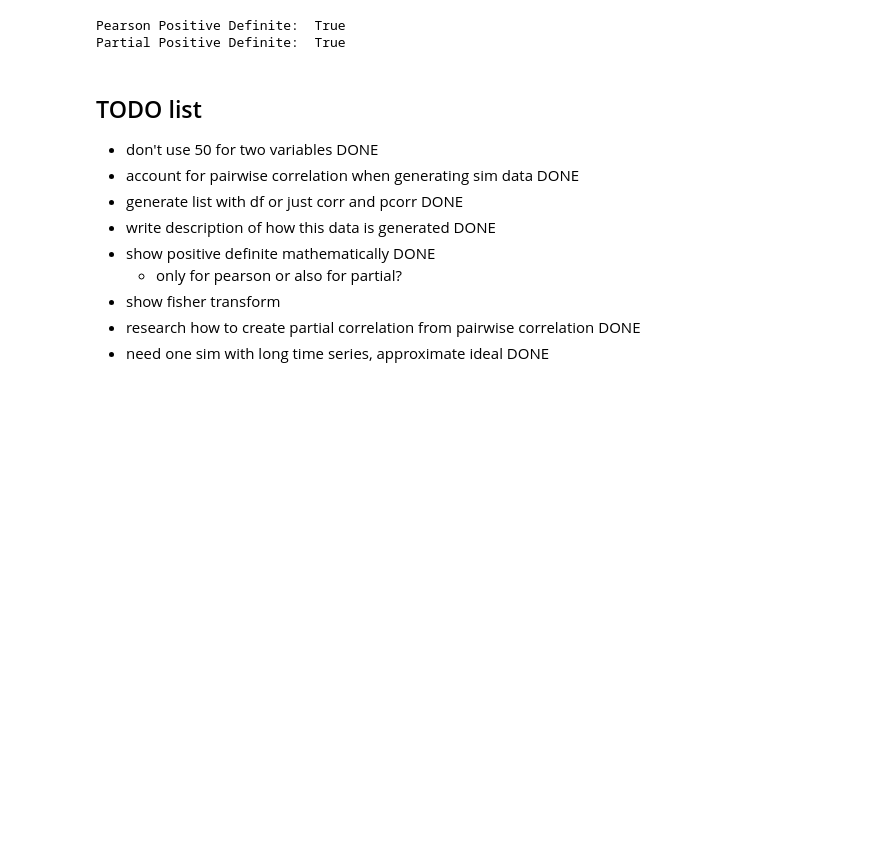
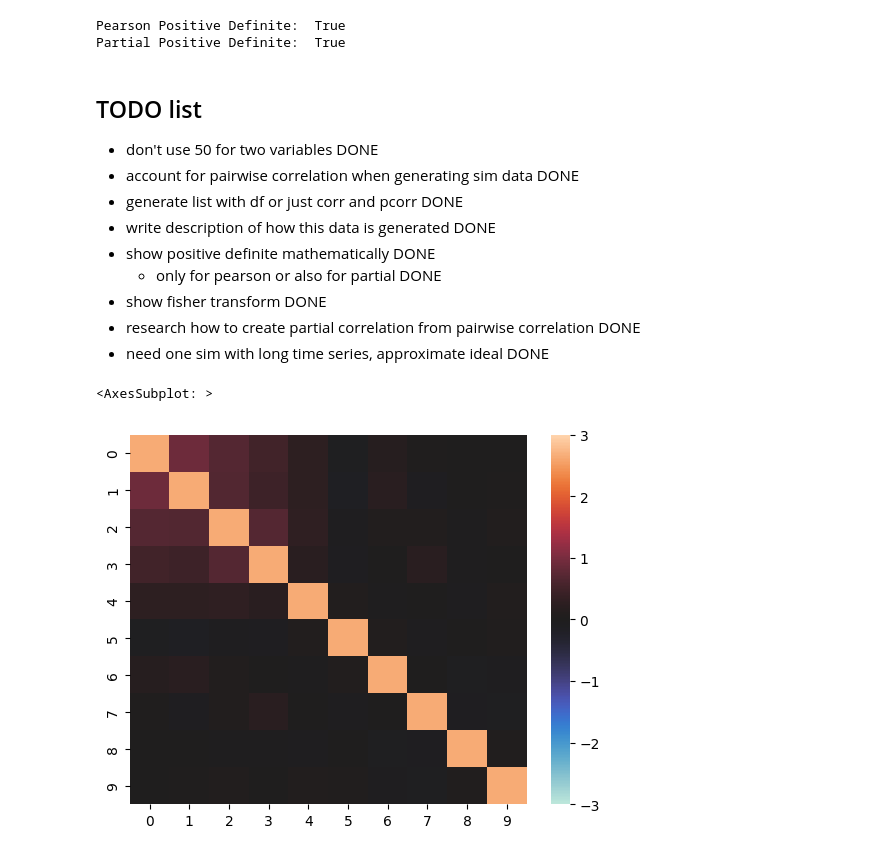
Before and after one commit to AndrewCheng02/DSC180B-Capstone-ProjectA09, a Jupyter notebook: sim_correlation_gen.ipynb, the cells around one changed output. Cells and saved outputs as stored; diff of their text form; code cells hidden in the pictures; blank space fills up the shorter version.

```diff
--- a/sim_correlation_gen.ipynb
+++ b/sim_correlation_gen.ipynb
@@ -191,7 +220,13 @@ Partial Positive Definite:  True
 - generate list with df or just corr and pcorr DONE
 - write description of how this data is generated DONE
 - show positive definite mathematically DONE
-    - only for pearson or also for partial?
-- show fisher transform
+    - only for pearson or also for partial DONE
+- show fisher transform DONE
 - research how to create partial correlation from pairwise correlation DONE
 - need one sim with long time series, approximate ideal DONE
+# %%
+# fisher applied
+sns.heatmap(np.arctanh(corr0-0.01),center=0,vmin=-3,vmax=3)
+# %% [output]
+<AxesSubplot: >
+[figure, added]
```
Also changed, not shown: parts of 11 cells of this notebook.
